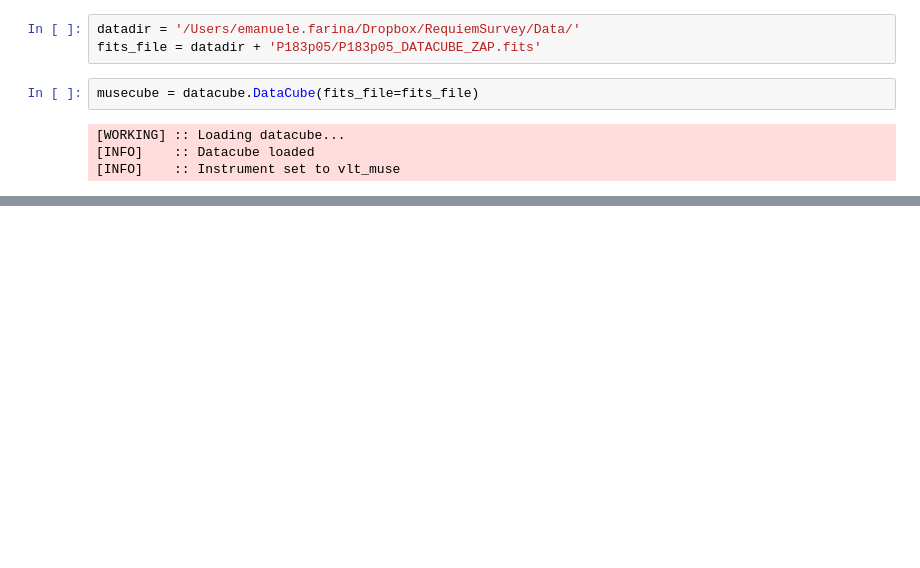
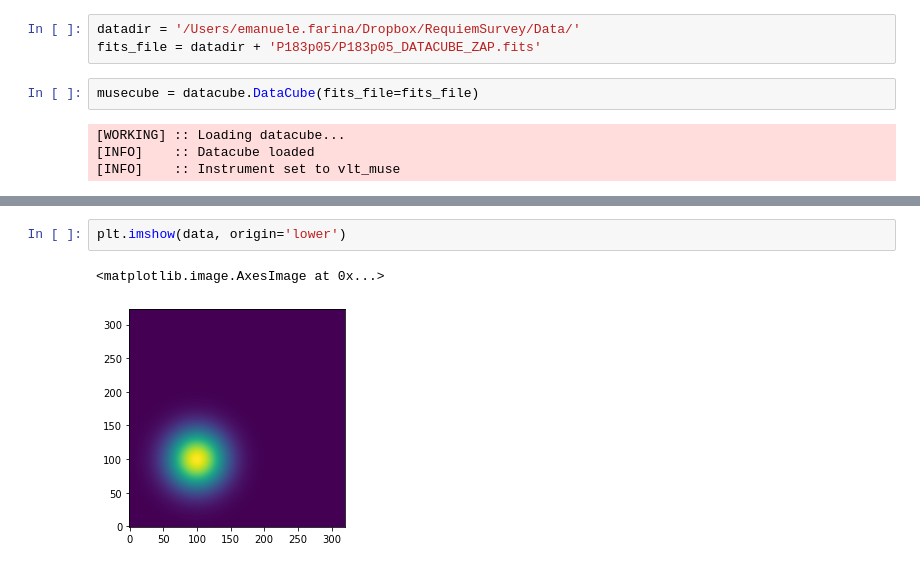
Before and after one commit to EmAstro/pycube, a Jupyter notebook: docs/notebooks/test_sources.ipynb, the cells around one changed output, grey strips where cells are left out. Cells and saved outputs as stored; diff of their text form; blank space fills up the shorter version.

```diff
--- a/docs/notebooks/test_sources.ipynb
+++ b/docs/notebooks/test_sources.ipynb
@@ -36,0 +69,5 @@ array([[[-3.7902149e+01, -7.9767342e+01, -2.7086781e+01, ...,
+# %%
+plt.imshow(data, origin='lower')
+# %% [output]
+<matplotlib.image.AxesImage at 0x...>
+[figure, added]
```
Also changed, not shown: parts of 12 cells of this notebook, 5 other files.
